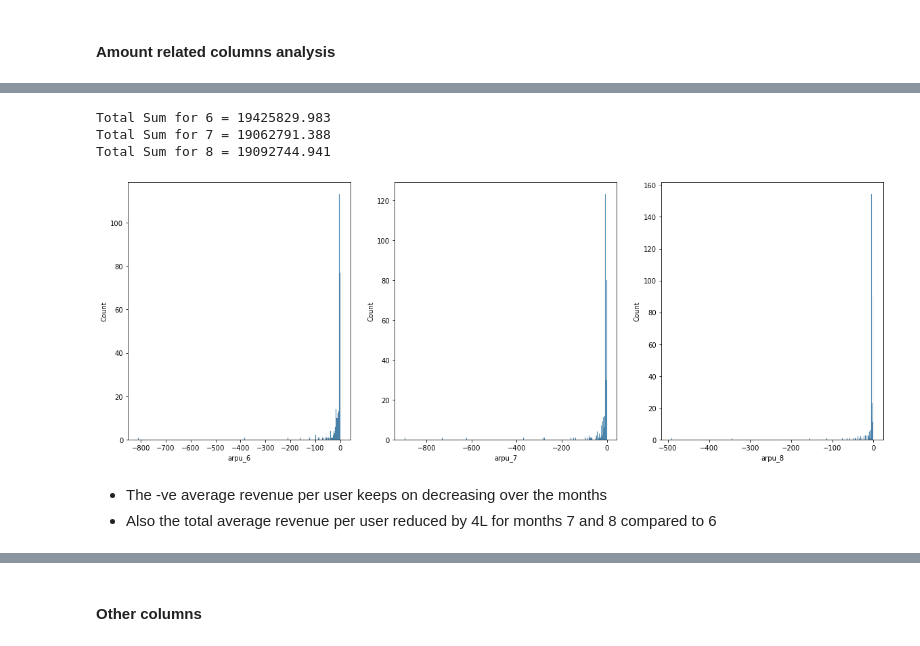
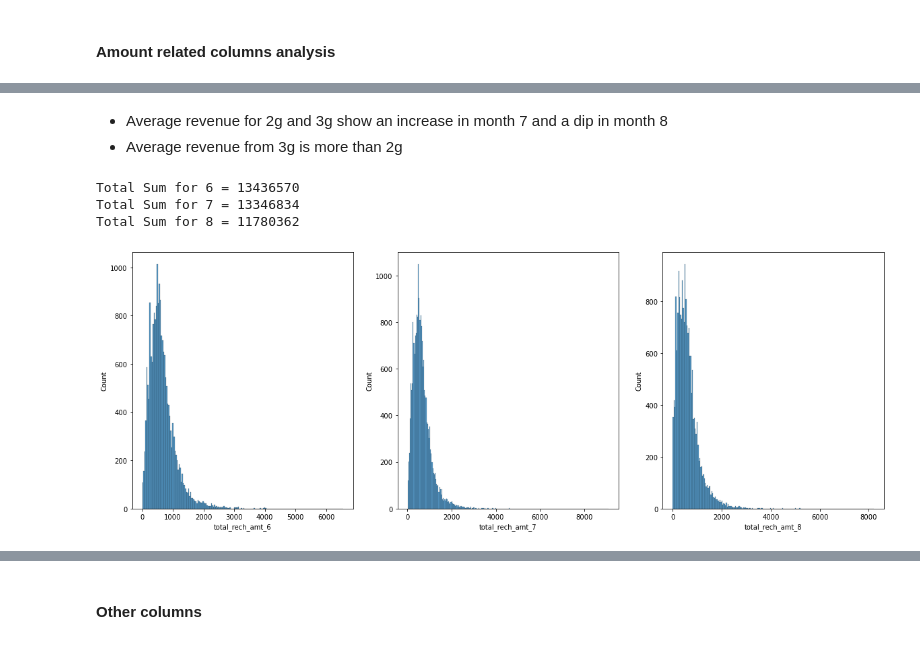
Before and after one commit to vighu0710/TelecomChurnPrediction, a Jupyter notebook: Telecom churn prediction.ipynb, the cells around one changed output, grey strips where cells are left out. Drawn from its saved outputs; the diff is of its cells as text; code cells hidden in the pictures.

```diff
--- a/Telecom churn prediction.ipynb
+++ b/Telecom churn prediction.ipynb
@@ -299,0 +306,7 @@ memory usage: 84.4+ MB
+# %%
+# calculate total recharge amount for June and July --> call recharge amount + data recharge amount
+Telecom_df['amt_data_6'] = Telecom_df.total_rech_amt_6 + Telecom_df.total_data_rech_6
+Telecom_df['amt_data_7'] = Telecom_df.total_rech_amt_7 + Telecom_df.total_data_rech_7
+# %%
+# calculate average recharge done by customer in June and July
+Telecom_df['av_amt_data_6_7'] = (Telecom_df.amt_data_6 + Telecom_df.amt_data_7)/2
@@ -299,0 +318,5 @@ memory usage: 84.4+ MB
+# %%
+# retain only those customers who have recharged their mobiles with more than or equal to 70th percentile amount
+Telecom_df_filtered = Telecom_df.loc[Telecom_df.av_amt_data_6_7 >= Telecom_df.av_amt_data_6_7.quantile(0.7), :]
+Telecom_df_filtered = Telecom_df_filtered.reset_index(drop=True)
+Telecom_df_filtered.shape
@@ -299,0 +325,5 @@ memory usage: 84.4+ MB
+# %%
+# delete variables created to filter high-value customers
+Telecom_df_filtered = Telecom_df_filtered.drop(['total_data_rech_6', 'total_data_rech_7',
+                                      'amt_data_6', 'amt_data_7', 'av_amt_data_6_7'], axis=1)
+Telecom_df_filtered.shape
@@ -995,20 +1134,20 @@ fig.show()
+# %% [markdown]
+- Average revenue for 2g and 3g show an increase in month 7 and a dip in month 8
+- Average revenue from 3g is more than 2g
 # %%
-# -ve average revenue per user across months
+# total recharge amount across 3 months
 
 fig, axs = plt.subplots(1,3,figsize=(20,7))
-sns.histplot(Telecom_df[Telecom_df['arpu_6']<0.0]['arpu_6'],ax=axs[0])
-sns.histplot(Telecom_df[Telecom_df['arpu_7']<0.0]['arpu_7'],ax=axs[1])
-sns.histplot(Telecom_df[Telecom_df['arpu_8']<0.0]['arpu_8'],ax=axs[2])
+sns.histplot(Telecom_df_filtered[Telecom_df_filtered['total_rech_amt_6']>0.0]['total_rech_amt_6'],ax=axs[0])
+sns.histplot(Telecom_df_filtered[Telecom_df_filtered['total_rech_amt_7']>0.0]['total_rech_amt_7'],ax=axs[1])
+sns.histplot(Telecom_df_filtered[Telecom_df_filtered['total_rech_amt_8']>0.0]['total_rech_amt_8'],ax=axs[2])
 fig.show()
 
-print('Total Sum for 6 = {0}'.format(Telecom_df['arpu_6'].sum()))
-print('Total Sum for 7 = {0}'.format(Telecom_df['arpu_7'].sum()))
-print('Total Sum for 8 = {0}'.format(Telecom_df['arpu_8'].sum()))
+print('Total Sum for 6 = {0}'.format(Telecom_df_filtered['total_rech_amt_6'].sum()))
+print('Total Sum for 7 = {0}'.format(Telecom_df_filtered['total_rech_amt_7'].sum()))
+print('Total Sum for 8 = {0}'.format(Telecom_df_filtered['total_rech_amt_8'].sum()))
 # %% [output]
-Total Sum for 6 = 19425829.983
-Total Sum for 7 = 19062791.388
-Total Sum for 8 = 19092744.941
+Total Sum for 6 = 13436570
+Total Sum for 7 = 13346834
+Total Sum for 8 = 11780362
-[figure, old version]
+[figure, new version]
-# %% [markdown]
-- The -ve average revenue per user keeps on decreasing over the months
-- Also the total average revenue per user reduced by 4L for months 7 and 8 compared to 6
```
Also changed, not shown: parts of 115 cells of this notebook.
